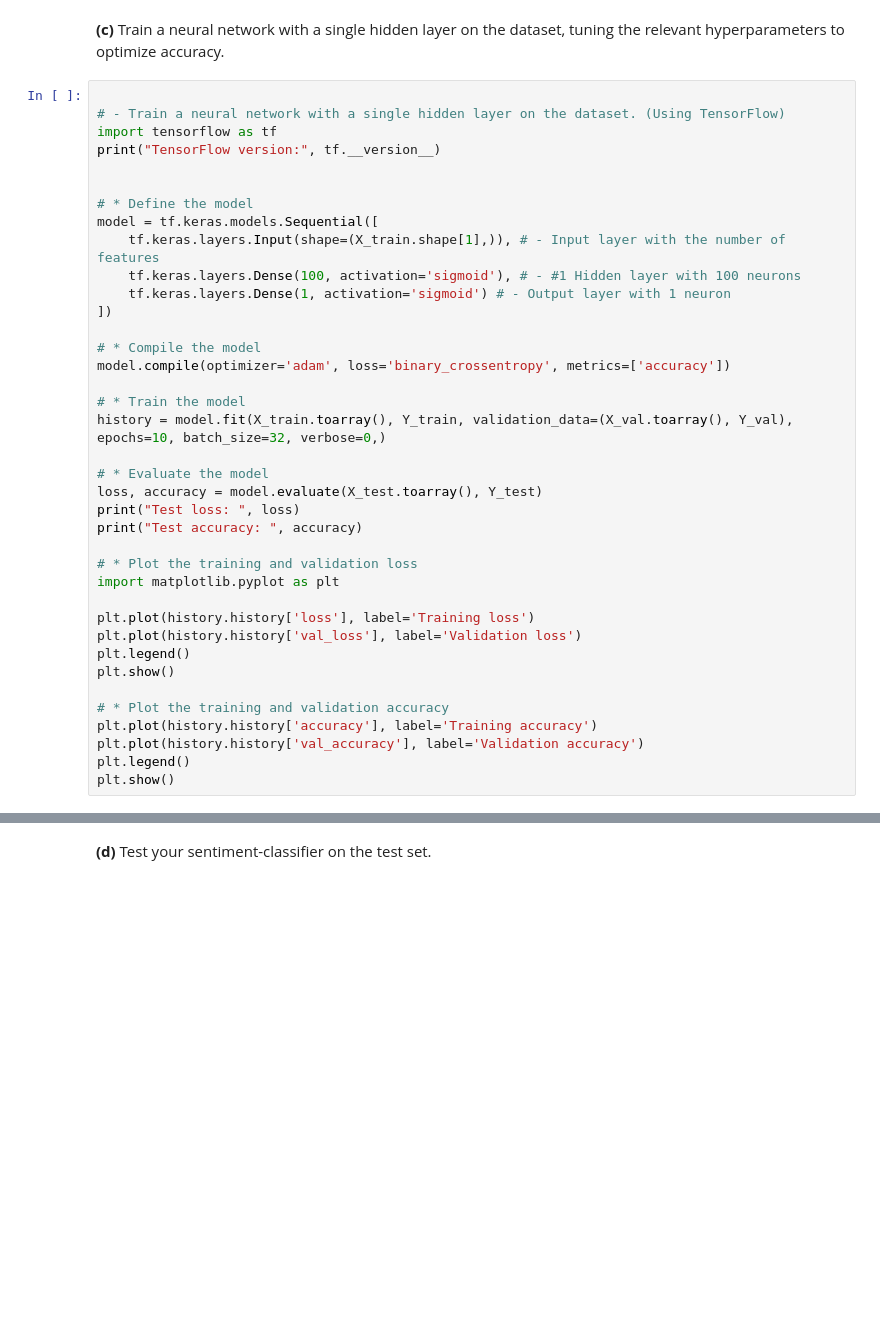
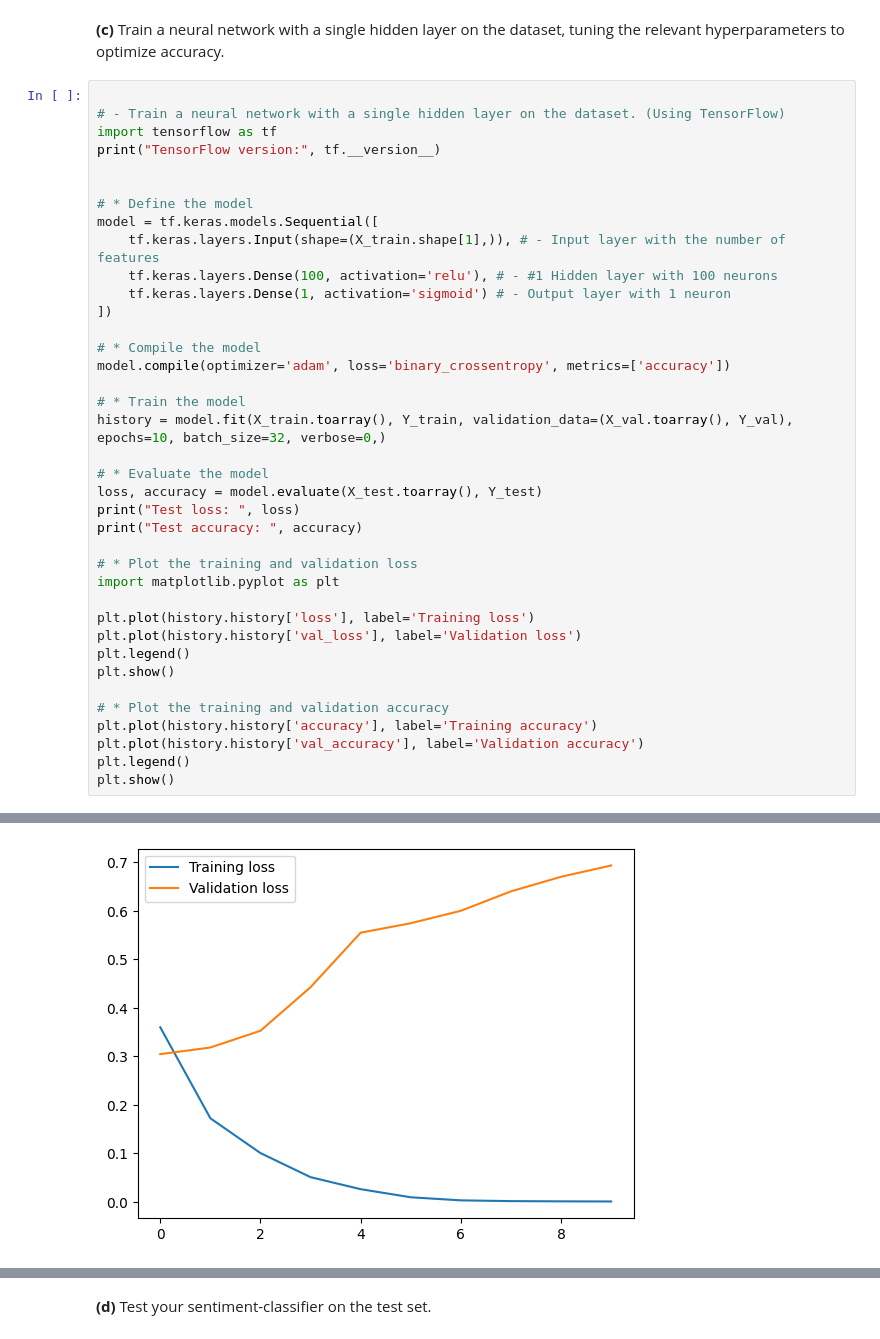
Before and after one commit to MAL1-MMMB/MAL-Assignment6, a Jupyter notebook: Neural networks I - Sentiment analysis.ipynb, the cells around one changed output, grey strips where cells are left out. Cells and saved outputs as stored; diff of their text form; blank space fills up the shorter version.

```diff
--- a/Neural networks I - Sentiment analysis.ipynb
+++ b/Neural networks I - Sentiment analysis.ipynb
@@ -98,7 +98,7 @@ print("TensorFlow version:", tf.__version__)
 # * Define the model
 model = tf.keras.models.Sequential([
     tf.keras.layers.Input(shape=(X_train.shape[1],)), # - Input layer with the number of features
-    tf.keras.layers.Dense(100, activation='sigmoid'), # - #1 Hidden layer with 100 neurons
+    tf.keras.layers.Dense(100, activation='relu'), # - #1 Hidden layer with 100 neurons
     tf.keras.layers.Dense(1, activation='sigmoid') # - Output layer with 1 neuron
 ])
 
@@ -130,0 +134 @@ TensorFlow version: 2.17.0-dev20240429
+[figure, added]
```
Also changed, not shown: parts of 1 cell of this notebook.
